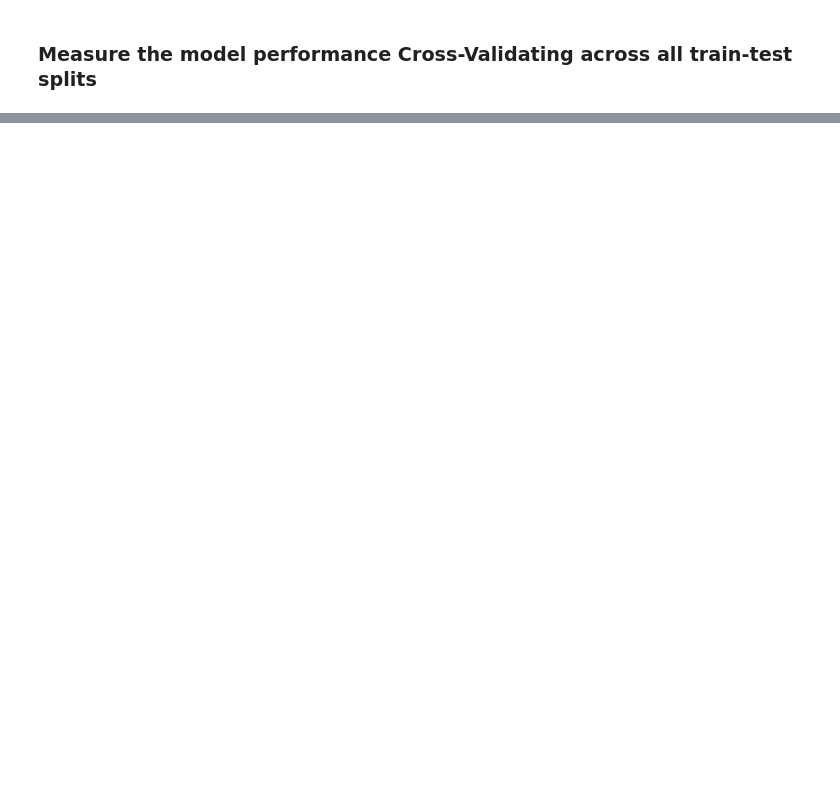
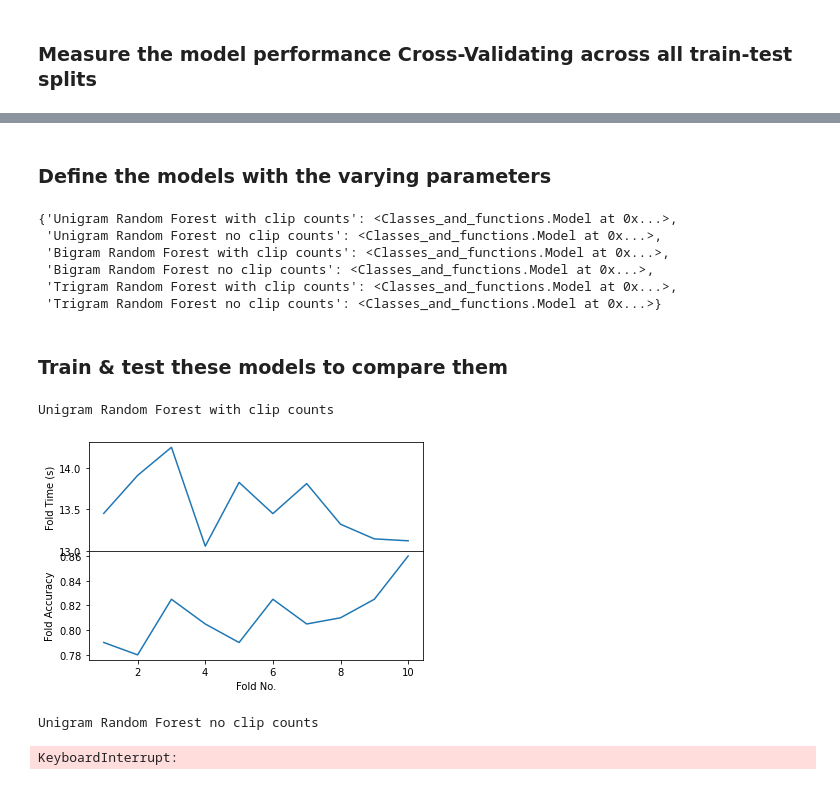
Before and after one commit to Crone1/Movie-Review-Sentiment-Classification-Using-Sklearn, a Jupyter notebook: movie_sentiment_classification.ipynb, the cells around one changed output, grey strips where cells are left out. Cells and saved outputs as stored; diff of their text form; code cells hidden in the pictures; blank space fills up the shorter version.

Commit message:
Update the code to experiment with more models and evaluate them

```diff
--- a/movie_sentiment_classification.ipynb
+++ b/movie_sentiment_classification.ipynb
@@ -101,3 +113,8 @@ model = py.Naive_Bayes()
+# %%
+#model = py.Model(model=MultinomialNB())
+#model = py.Model(model=LogisticRegression(multi_class='multinomial', solver='lbfgs', max_iter=200))
+#model = py.Model(SGDClassifier())
+model = py.Model(RandomForestClassifier())
 # %% [markdown]
 ### Measure the model performance using one train-test split
 # %%
@@ -133,12 +160,0 @@ models_to_compare = {'Naive Bayes with clip_counts': py.Naive_Bayes(clip_counts=
-# %%
-eval_df = pd.DataFrame(columns=['Model', 'Accuracy', 'Stddev', 'Min', 'Max', 'Duration (s)'])
-for model_name, model in tqdm(models_to_compare.items()):
-
-    # evaluate the model
-    start = time.time()
-    avg, std_dev, min_avg, max_avg = py.evaluate_model(model, train_test_splits)
-    duration = time.time() - start
-
-    # add the results to a dataframe to store them
-    one_row = pd.DataFrame({'Model': model_name, 'Accuracy':avg, 'Stddev':std_dev, 'Min':min_avg, 'Max':max_avg, 'Duration (s)': duration}, index=[0])
-    eval_df = pd.concat([eval_df, one_row], axis=0)
@@ -146,0 +169,39 @@ eval_df.reset_index(drop=True)
+# %%
+model_dict = {#MultinomialNB(): "Naive Bayes",
+              #LogisticRegression(multi_class='multinomial', solver='lbfgs', max_iter=200): "Logistic Regression",
+              #SGDClassifier(): "Support Vector Machine",
+              RandomForestClassifier(): "Random Forest",
+             }
+
+clip_counts_dict = {True: "with clip counts",
+                    False: "no clip counts",
+                   }
+
+ngram_size_dict = {1: "Unigram",
+                   2: "Bigram",
+                   3: "Trigram",
+                  }
+# %% [markdown]
+### Define the models with the varying parameters
+# %%
+models_to_compare = define_models_with_params(model_dict, ngram_size_dict, clip_counts_dict)
+# %% [output]
+{'Unigram Random Forest with clip counts': <Classes_and_functions.Model at 0x...>,
+ 'Unigram Random Forest no clip counts': <Classes_and_functions.Model at 0x...>,
+ 'Bigram Random Forest with clip counts': <Classes_and_functions.Model at 0x...>,
+ 'Bigram Random Forest no clip counts': <Classes_and_functions.Model at 0x...>,
+ 'Trigram Random Forest with clip counts': <Classes_and_functions.Model at 0x...>,
+ 'Trigram Random Forest no clip counts': <Classes_and_functions.Model at 0x...>}
+# %% [markdown]
+### Train & test these models to compare them
+# %%
+eval_df = pd.DataFrame()
+for model_name, model in tqdm(models_to_compare.items()):
+    print("\n" + model_name)
+    model_eval_df = py.evaluate_model(model_name, model, train_test_splits, fold_verbose=False, plot_folds=True)
+    eval_df = pd.concat([eval_df, model_eval_df], axis=0).reset_index(drop=True)
+# %% [output]
+Unigram Random Forest with clip counts
+[figure, added]
+Unigram Random Forest no clip counts
+KeyboardInterrupt:
```
Also changed, not shown: parts of 27 cells of this notebook, 1 other file.
